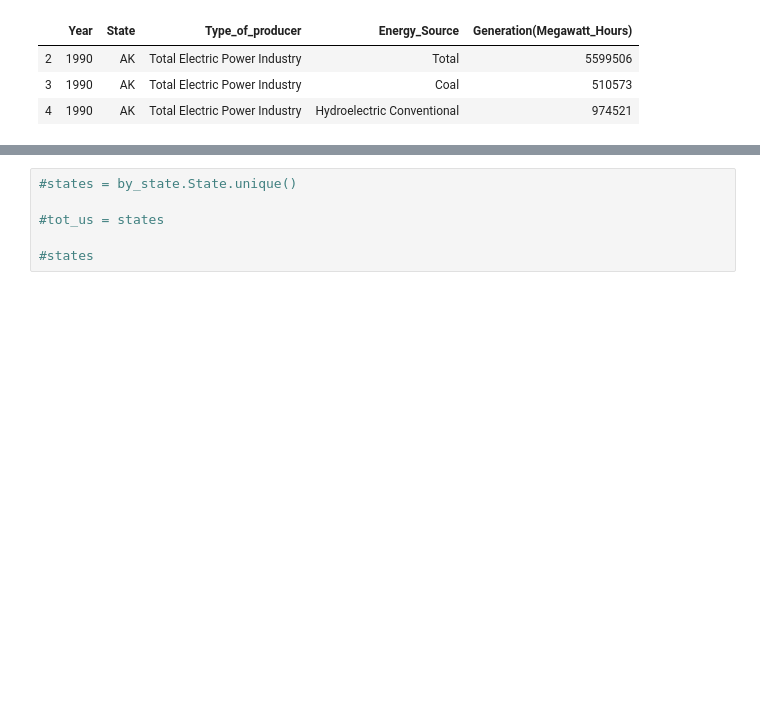
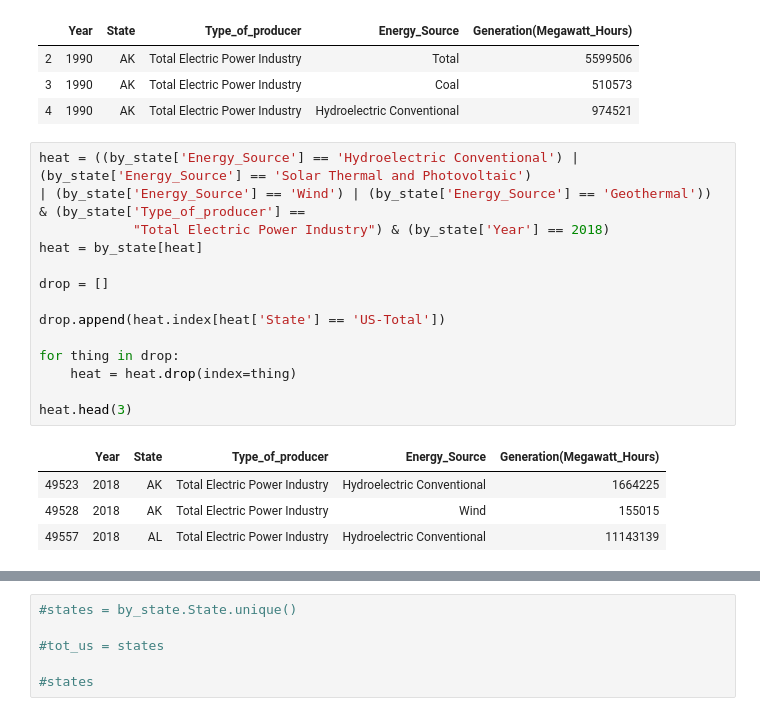
Before and after one commit to Bourbonplaytime/Renewable_energy, a Jupyter notebook: Renewable_energy.ipynb, the cells around one changed output, grey strips where cells are left out. Cells and saved outputs as stored; diff of their text form; blank space fills up the shorter version.

```diff
--- a/Renewable_energy.ipynb
+++ b/Renewable_energy.ipynb
@@ -56,4 +56,23 @@ by_state.head(3)
 | 2 | 1990 | AK | Total Electric Power Industry | Total | 5599506 |
 | 3 | 1990 | AK | Total Electric Power Industry | Coal | 510573 |
 | 4 | 1990 | AK | Total Electric Power Industry | Hydroelectric Conventional | 974521 |
+# %%
+heat = ((by_state['Energy_Source'] == 'Hydroelectric Conventional') | (by_state['Energy_Source'] == 'Solar Thermal and Photovoltaic')
+| (by_state['Energy_Source'] == 'Wind') | (by_state['Energy_Source'] == 'Geothermal')) & (by_state['Type_of_producer'] ==
+            "Total Electric Power Industry") & (by_state['Year'] == 2018)
+heat = by_state[heat]
+
+drop = []
+
+drop.append(heat.index[heat['State'] == 'US-Total'])
+
+for thing in drop:
+    heat = heat.drop(index=thing)
+
+heat.head(3)
+# %% [output]
+|  | Year | State | Type_of_producer | Energy_Source | Generation(Megawatt_Hours) |
+| 49523 | 2018 | AK | Total Electric Power Industry | Hydroelectric Conventional | 1664225 |
+| 49528 | 2018 | AK | Total Electric Power Industry | Wind | 155015 |
+| 49557 | 2018 | AL | Total Electric Power Industry | Hydroelectric Conventional | 11143139 |
 # %%
```
Also changed, not shown: parts of 1 cell of this notebook, 3 other files.
